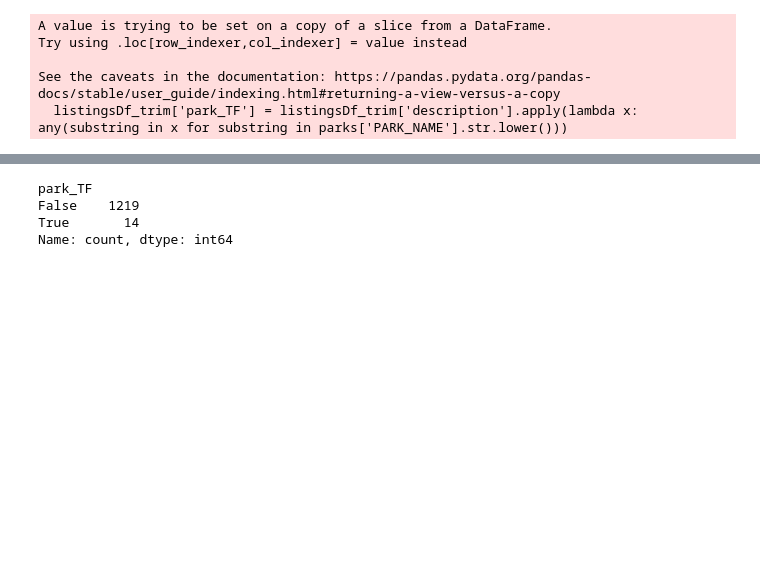
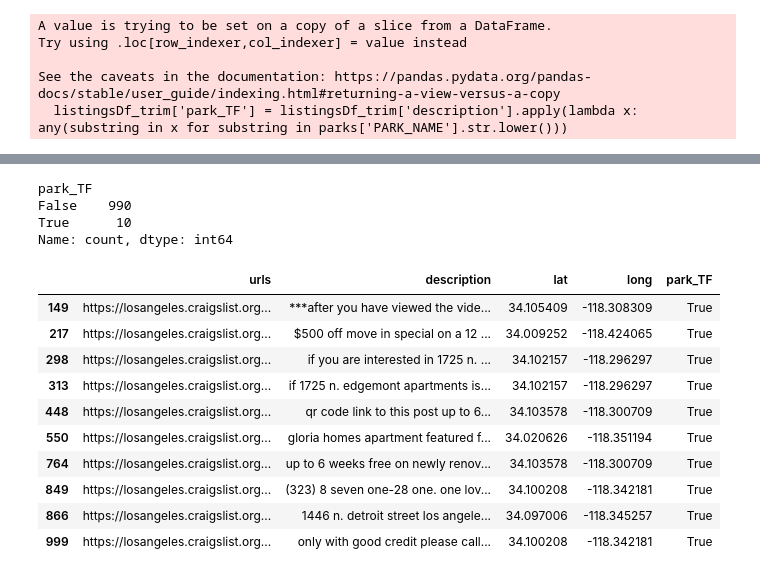
Before and after one commit to zotheo/uds_parks, a Jupyter notebook: Scraping.ipynb, the cells around one changed output, grey strips where cells are left out. Cells and saved outputs as stored; diff of their text form; code cells hidden in the pictures; blank space fills up the shorter version.

```diff
--- a/Scraping.ipynb
+++ b/Scraping.ipynb
@@ -48,7 +53,7 @@ for url in url_list:
     # create WebElement of Listings Page
     driver.get(url)
 
-    driver.implicitly_wait(10)
+    driver.implicitly_wait(5)
 
     # find the section the listings are located in
     content = driver.find_element(By.CSS_SELECTOR, "div[class*='cl-results-page'")
@@ -58,15 +63,12 @@ for url in url_list:
         try:
             listings.append(element.find_elements(By.CSS_SELECTOR, "div[class*='result-node-wide']>a")[0].get_attribute("href"))
 
-        except StaleElementReferenceException:
-            driver.refresh()
-            listings.append(element.find_elements(By.CSS_SELECTOR, "div[class*='result-node-wide']>a")[0].get_attribute("href"))
+        except (StaleElementReferenceException, NoSuchElementException) as e:
+            listings.append('NA')
 
-        finally:
-            pass
 
     # add delay (not sure about actually length of time delays necessary)
-    #time.sleep(random.randint(1, 3))
+    time.sleep(random.randint(1, 3))
 
 listingsDf = pd.DataFrame(listings)
 listingsDf.rename(columns = {0:"urls"}, inplace = True)
@@ -98 +93,3 @@ listingsDf_trim_600 = listingsDf[601:800]
+# %%
+listingsDf_trim = listingsDf[:1000]
 # %%
@@ -130,4 +154,0 @@ listingsDf['long'] = longitude
-# %%
-listingsDf_trim = listingsDf[listingsDf.lat != 'NA']
-# %%
-listingsDf_trim.drop_duplicates(inplace = True)
@@ -181,10 +245,24 @@ See the caveats in the documentation: https://pandas.pydata.org/pandas-docs/stab
 # %% [markdown]
 <div id="map" class="viewposting leaflet-container leaflet-retina leaflet-fade-anim leaflet-grab leaflet-touch-drag" data-latitude="33.959712" data-longitude="-118.419410" data-accuracy="10" tabindex="0">
 # %%
-listingsDf.park_TF.value_counts()
+listingsDf_trim.park_TF.value_counts()
 # %% [output]
 park_TF
-False    1219
-True       14
+False    990
+True      10
 Name: count, dtype: int64
+# %%
+listingsDf_trim[listingsDf_trim['park_TF'] == True]
+# %% [output]
+|  | urls | description | lat | long | park_TF |
+| 149 | https://losangeles.craigslist.org... | ***after you have viewed the vide... | 34.105409 | -118.308309 | True |
+| 217 | https://losangeles.craigslist.org... | $500 off move in special on a 12 ... | 34.009252 | -118.424065 | True |
+| 298 | https://losangeles.craigslist.org... | if you are interested in 1725 n. ... | 34.102157 | -118.296297 | True |
+| 313 | https://losangeles.craigslist.org... | if 1725 n. edgemont apartments is... | 34.102157 | -118.296297 | True |
+| 448 | https://losangeles.craigslist.org... | qr code link to this post up to 6... | 34.103578 | -118.300709 | True |
+| 550 | https://losangeles.craigslist.org... | gloria homes apartment featured f... | 34.020626 | -118.351194 | True |
+| 764 | https://losangeles.craigslist.org... | up to 6 weeks free on newly renov... | 34.103578 | -118.300709 | True |
+| 849 | https://losangeles.craigslist.org... | (323) 8 seven one-28 one. one lov... | 34.100208 | -118.342181 | True |
+| 866 | https://losangeles.craigslist.org... | 1446 n. detroit street los angele... | 34.097006 | -118.345257 | True |
+| 999 | https://losangeles.craigslist.org... | only with good credit please call... | 34.100208 | -118.342181 | True |
 # %%
```
Also changed, not shown: parts of 12 cells of this notebook.
